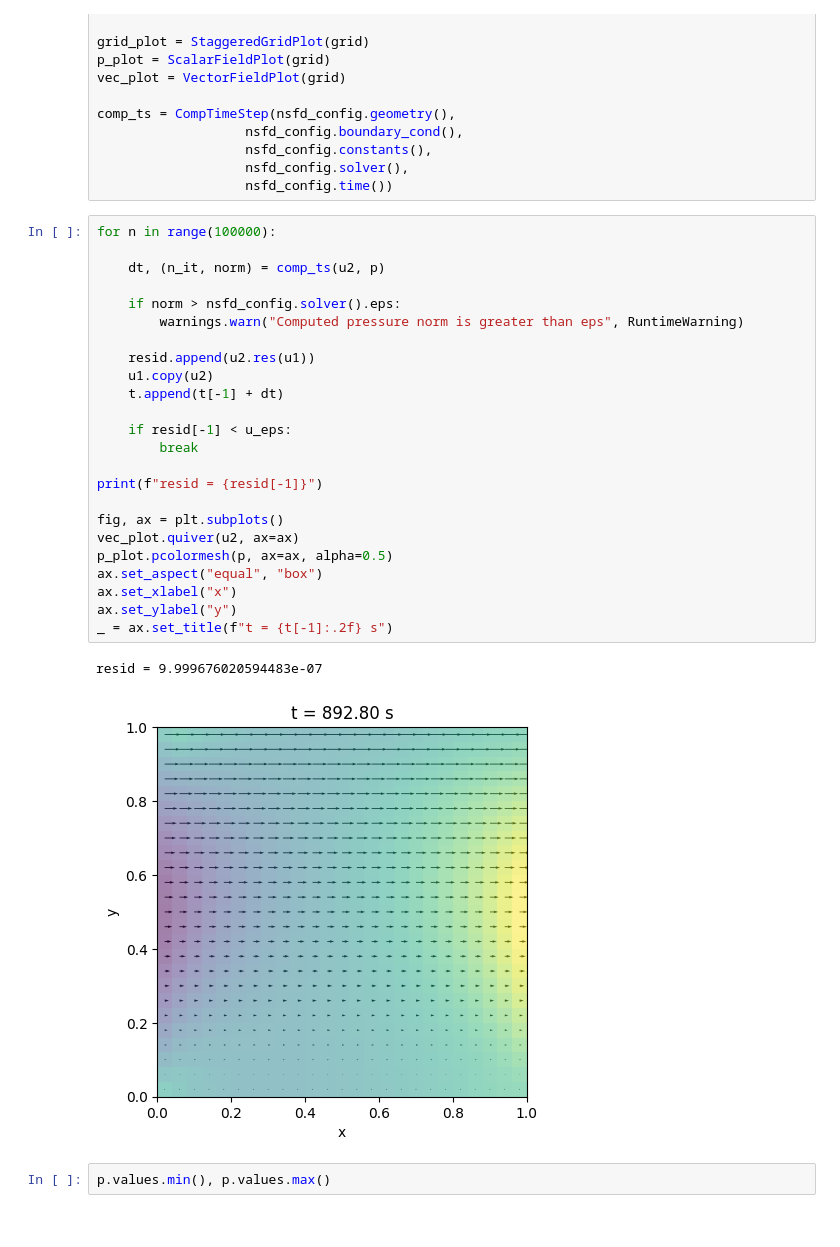
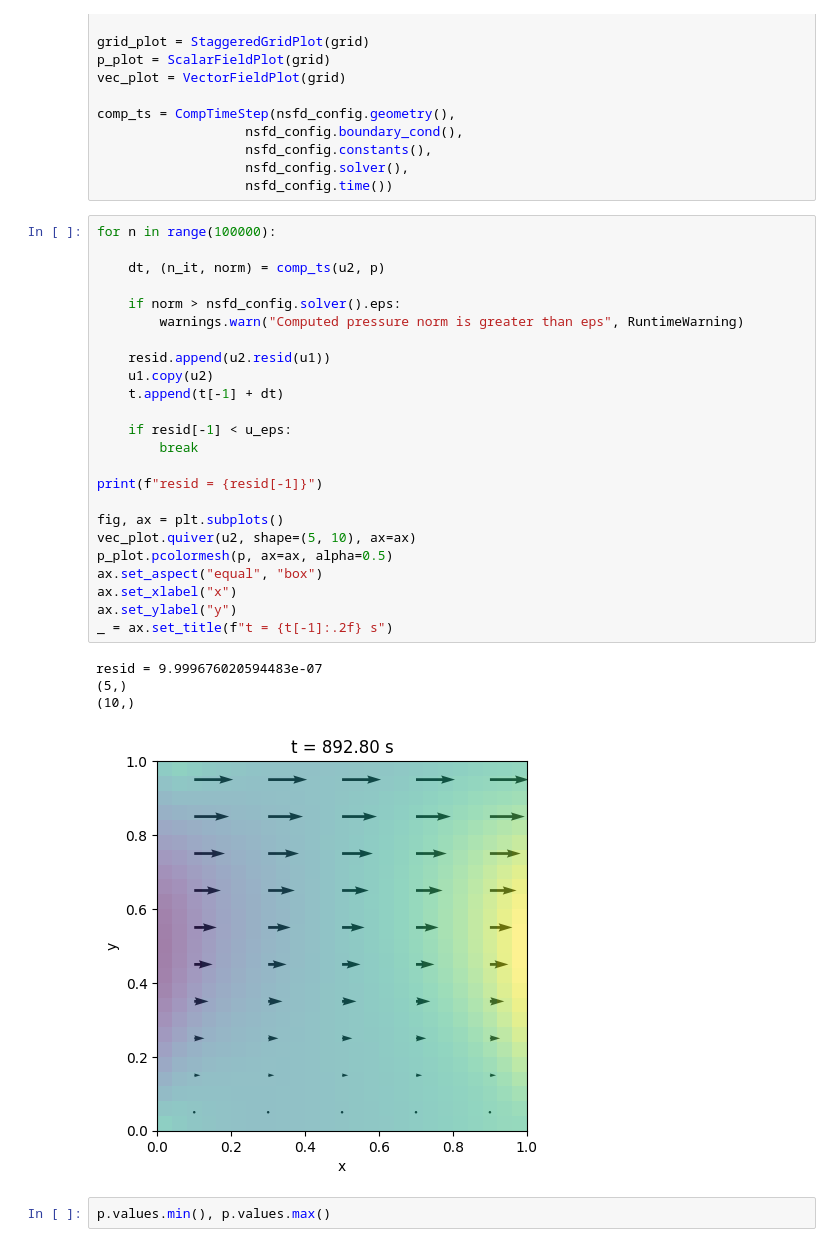
Before and after one commit to mmdski/nsfdpy, a Jupyter notebook: notebooks/couette.ipynb, the cells around one changed output. Drawn from its saved outputs; the diff is of its cells as text.

```diff
--- a/notebooks/couette.ipynb
+++ b/notebooks/couette.ipynb
@@ -33,30 +33,32 @@ comp_ts = CompTimeStep(nsfd_config.geometry(),
 # %%
 for n in range(100000):
 
     dt, (n_it, norm) = comp_ts(u2, p)
 
     if norm > nsfd_config.solver().eps:
         warnings.warn("Computed pressure norm is greater than eps", RuntimeWarning)
 
-    resid.append(u2.res(u1))
+    resid.append(u2.resid(u1))
     u1.copy(u2)
     t.append(t[-1] + dt)
 
     if resid[-1] < u_eps:
         break
 
 print(f"resid = {resid[-1]}")
 
 fig, ax = plt.subplots()
-vec_plot.quiver(u2, ax=ax)
+vec_plot.quiver(u2, shape=(5, 10), ax=ax)
 p_plot.pcolormesh(p, ax=ax, alpha=0.5)
 ax.set_aspect("equal", "box")
 ax.set_xlabel("x")
 ax.set_ylabel("y")
 _ = ax.set_title(f"t = {t[-1]:.2f} s")
 # %% [output]
 resid = 9.999676020594483e-07
+(5,)
+(10,)
-[figure, old version]
+[figure, new version]
 # %%
 p.values.min(), p.values.max()
 # %% [output]
```
Also changed, not shown: 6 other files.
